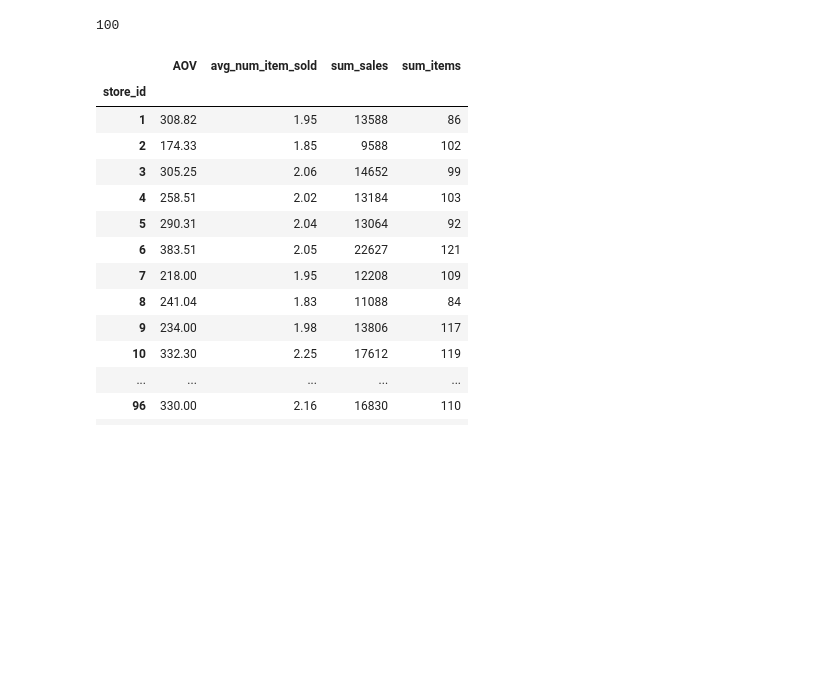
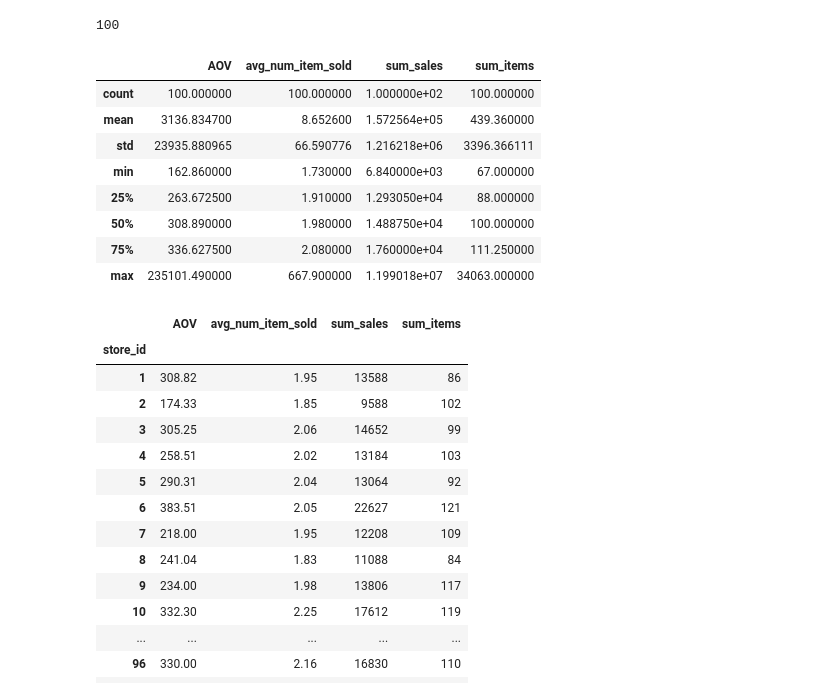
Before and after one commit to ericyeonpark/shopify_exploratory_data_analysis, a Jupyter notebook: data_analysis.ipynb, the cells around one changed output. Cells and saved outputs as stored; diff of their text form; code cells hidden in the pictures; blank space fills up the shorter version.

```diff
--- a/data_analysis.ipynb
+++ b/data_analysis.ipynb
@@ -305,6 +305,18 @@ store_data = {'AOV': AOV_rounded, 'avg_num_item_sold': avg_num_item_sold_rounded
 # create df
 df_store = pd.DataFrame(data=store_data, index=store_id)
 df_store.index.name = 'store_id'
+# %%
+df_store.describe()
+# %% [output]
+|  | AOV | avg_num_item_sold | sum_sales | sum_items |
+| count | 100.000000 | 100.000000 | 1.000000e+02 | 100.000000 |
+| mean | 3136.834700 | 8.652600 | 1.572564e+05 | 439.360000 |
+| std | 23935.880965 | 66.590776 | 1.216218e+06 | 3396.366111 |
+| min | 162.860000 | 1.730000 | 6.840000e+03 | 67.000000 |
+| 25% | 263.672500 | 1.910000 | 1.293050e+04 | 88.000000 |
+| 50% | 308.890000 | 1.980000 | 1.488750e+04 | 100.000000 |
+| 75% | 336.627500 | 2.080000 | 1.760000e+04 | 111.250000 |
+| max | 235101.490000 | 667.900000 | 1.199018e+07 | 34063.000000 |
 # %%
 df_store
 # %% [output]
```
Also changed, not shown: parts of 5 cells of this notebook.
